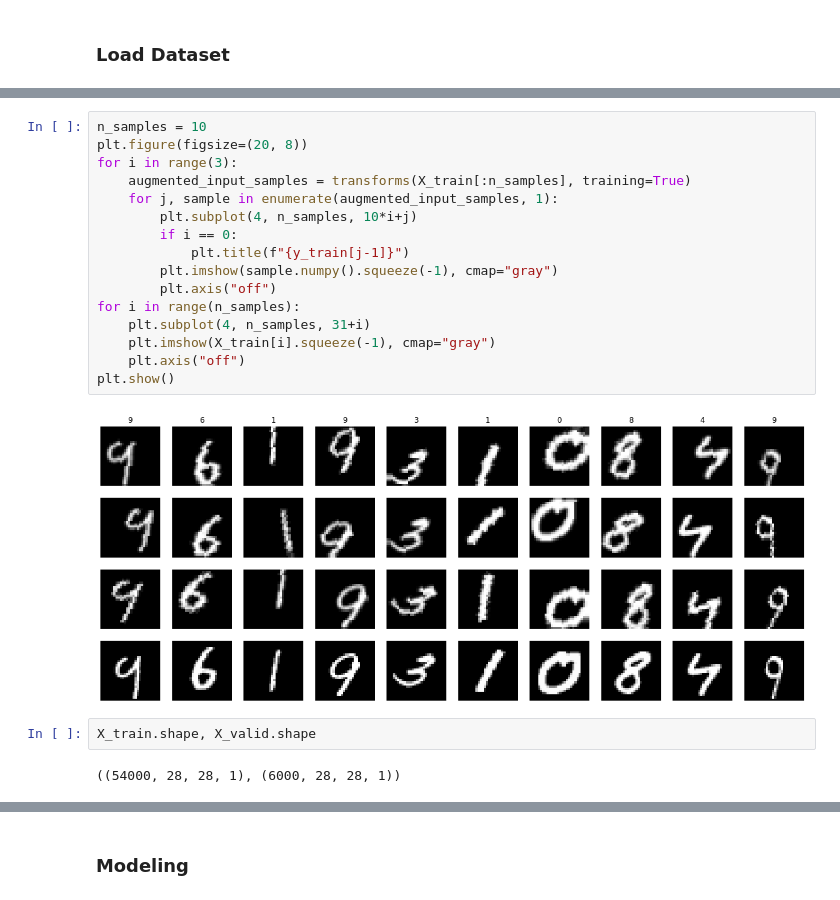
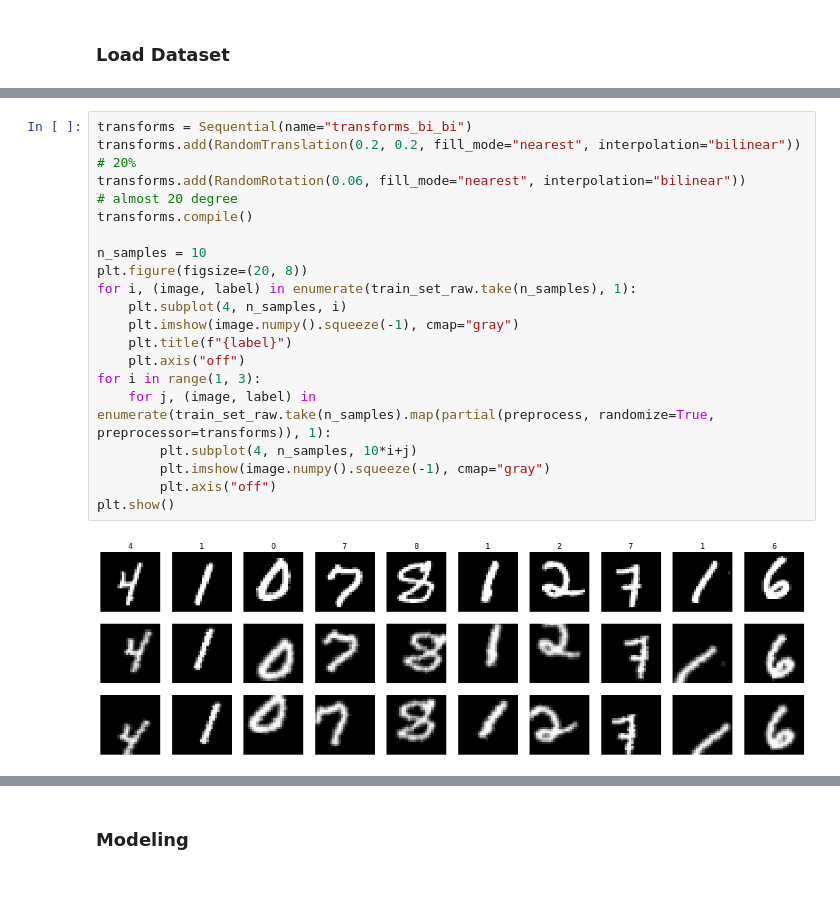
Before and after one commit to sim-so/HandsOnML, a Jupyter notebook: 14_CNN_Practice.ipynb, the cells around one changed output, grey strips where cells are left out. Cells and saved outputs as stored; diff of their text form.

```diff
--- a/14_CNN_Practice.ipynb
+++ b/14_CNN_Practice.ipynb
@@ -155,22 +113,21 @@ transforms.compile()
-# %%
-n_samples = 10
-plt.figure(figsize=(20, 8))
-for i in range(3):
-    augmented_input_samples = transforms(X_train[:n_samples], training=True)
-    for j, sample in enumerate(augmented_input_samples, 1):
-        plt.subplot(4, n_samples, 10*i+j)
-        if i == 0:
-            plt.title(f"{y_train[j-1]}")
-        plt.imshow(sample.numpy().squeeze(-1), cmap="gray")
-        plt.axis("off")
-for i in range(n_samples):
-    plt.subplot(4, n_samples, 31+i)
-    plt.imshow(X_train[i].squeeze(-1), cmap="gray")
-    plt.axis("off")
-plt.show()
-# %% [output]
-[figure, removed]
-# %%
-X_train.shape, X_valid.shape
-# %% [output]
-((54000, 28, 28, 1), (6000, 28, 28, 1))
+# %%
+transforms = Sequential(name="transforms_bi_bi")
+transforms.add(RandomTranslation(0.2, 0.2, fill_mode="nearest", interpolation="bilinear"))    # 20%
+transforms.add(RandomRotation(0.06, fill_mode="nearest", interpolation="bilinear"))           # almost 20 degree
+transforms.compile()
+
+n_samples = 10
+plt.figure(figsize=(20, 8))
+for i, (image, label) in enumerate(train_set_raw.take(n_samples), 1):
+    plt.subplot(4, n_samples, i)
+    plt.imshow(image.numpy().squeeze(-1), cmap="gray")
+    plt.title(f"{label}")
+    plt.axis("off")
+for i in range(1, 3):
+    for j, (image, label) in enumerate(train_set_raw.take(n_samples).map(partial(preprocess, randomize=True, preprocessor=transforms)), 1):
+        plt.subplot(4, n_samples, 10*i+j)
+        plt.imshow(image.numpy().squeeze(-1), cmap="gray")
+        plt.axis("off")
+plt.show()
+# %% [output]
+[figure, added]
```
Also changed, not shown: parts of 55 cells of this notebook.
